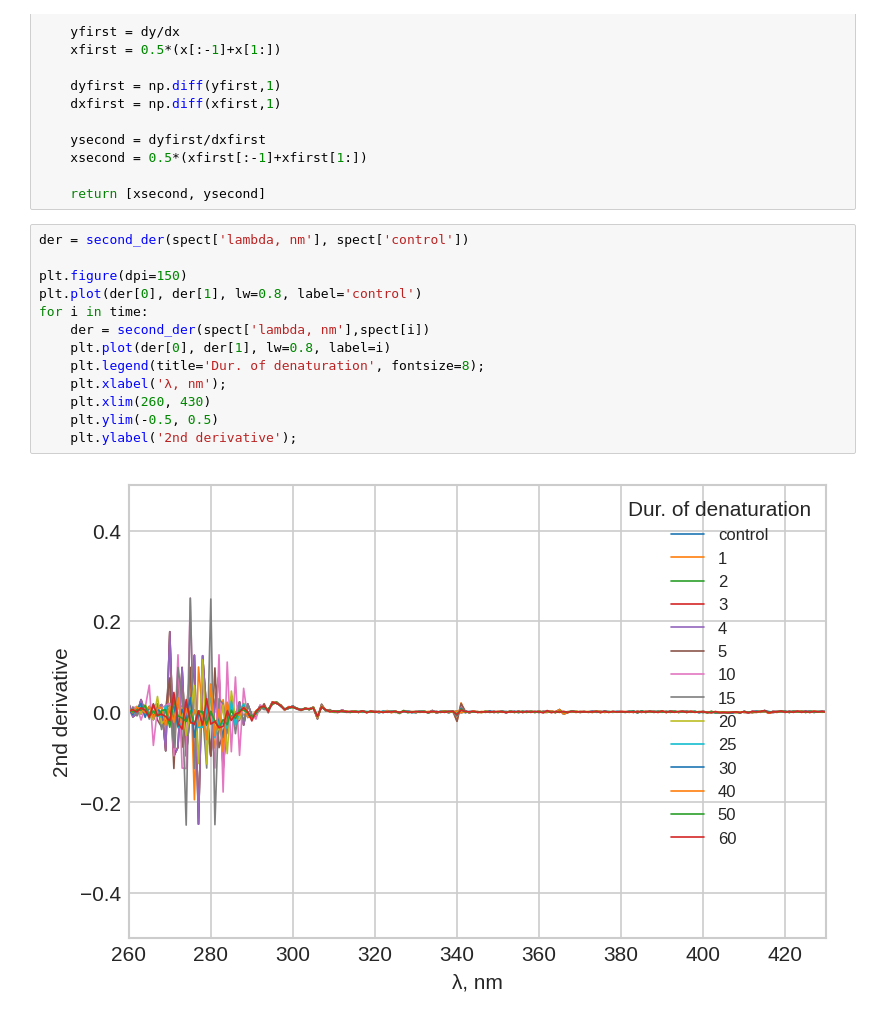
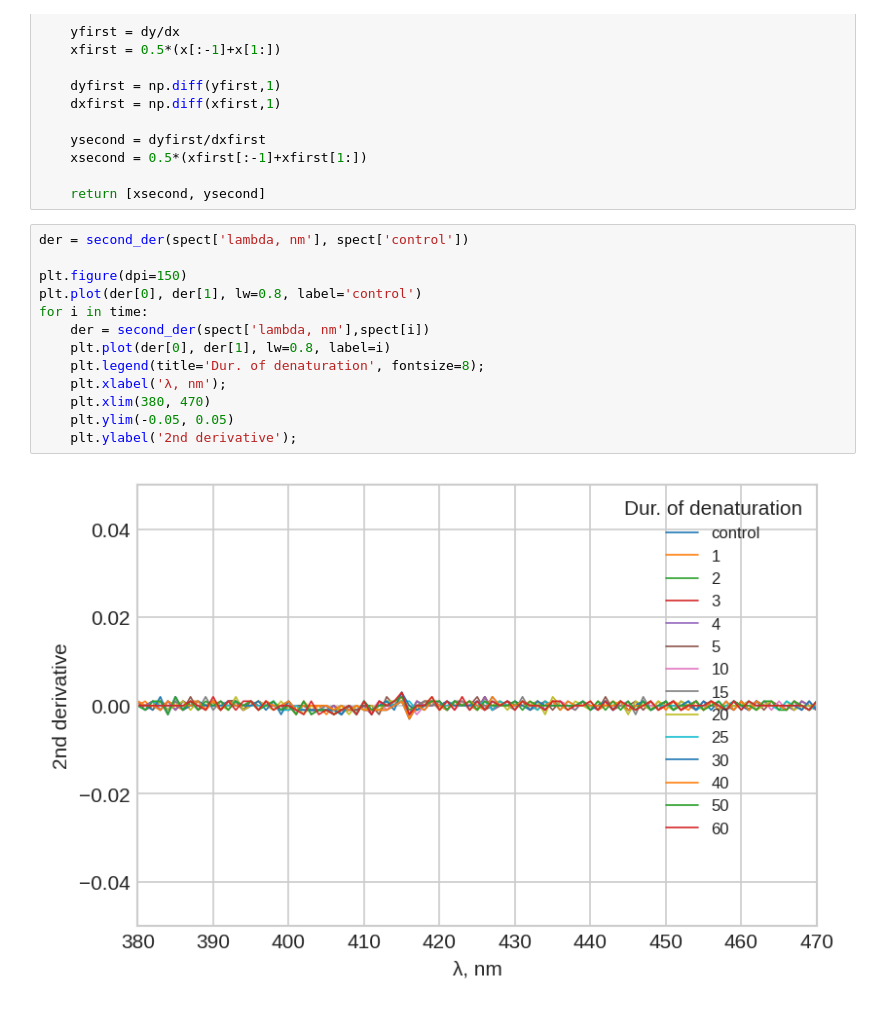
Before and after one commit to platycristate/BiophysicsLabs, a Jupyter notebook: denaturation/denaturation_analysis.ipynb, the cells around one changed output. Cells and saved outputs as stored; diff of their text form.

```diff
--- a/denaturation/denaturation_analysis.ipynb
+++ b/denaturation/denaturation_analysis.ipynb
@@ -110,15 +113,15 @@ def second_der(x, y):
 # %%
 der = second_der(spect['lambda, nm'], spect['control'])
 
 plt.figure(dpi=150)
 plt.plot(der[0], der[1], lw=0.8, label='control')
 for i in time:
     der = second_der(spect['lambda, nm'],spect[i])
     plt.plot(der[0], der[1], lw=0.8, label=i)
     plt.legend(title='Dur. of denaturation', fontsize=8);
     plt.xlabel('λ, nm');
-    plt.xlim(260, 430)
-    plt.ylim(-0.5, 0.5)
+    plt.xlim(380, 470)
+    plt.ylim(-0.05, 0.05)
     plt.ylabel('2nd derivative');
 # %% [output]
-[figure, old version]
+[figure, new version]
```
Also changed, not shown: parts of 4 cells of this notebook.
